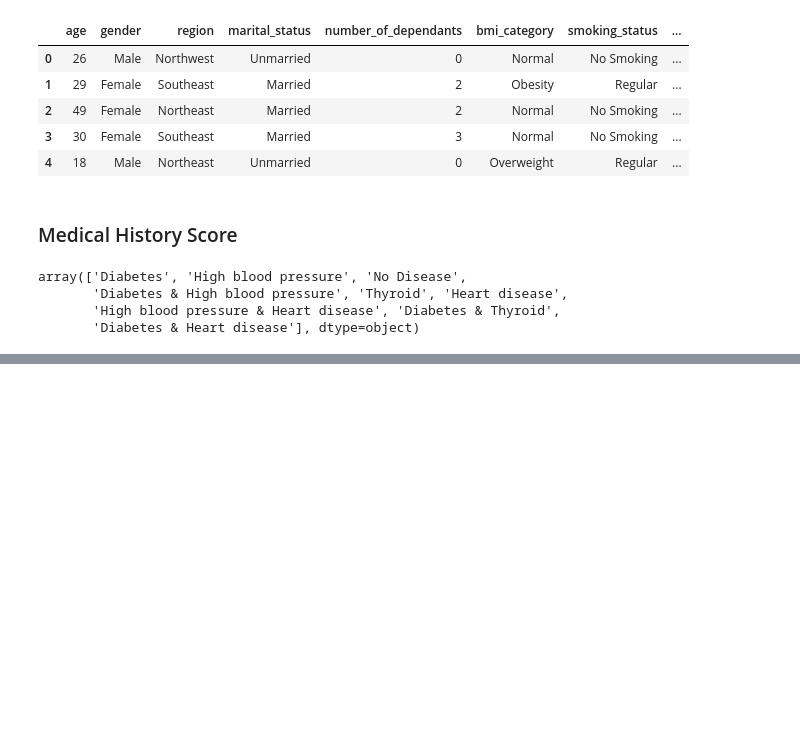
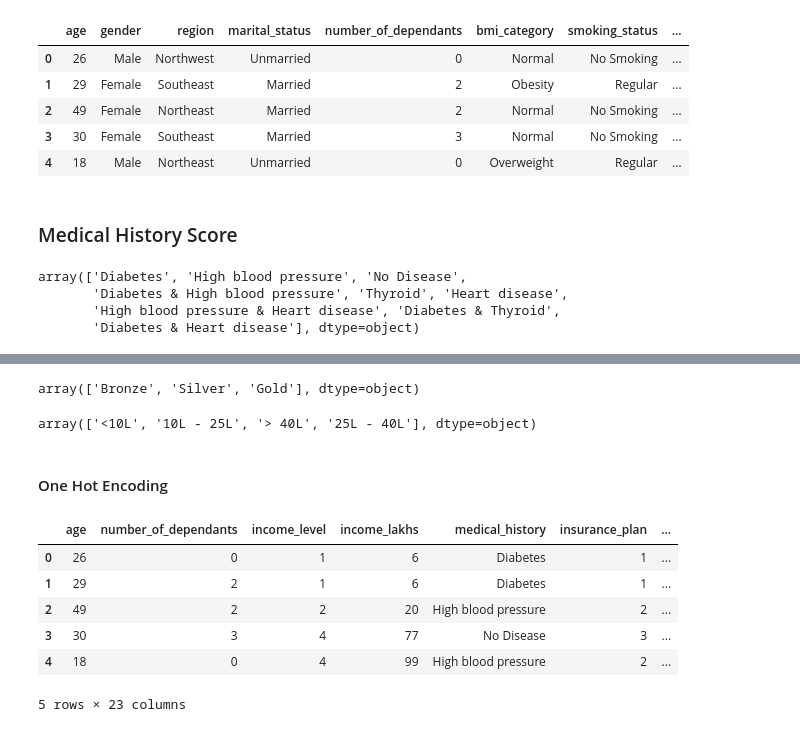
Before and after one commit to HMurawski/Health-Insurance-Model, a Jupyter notebook: notebooks/02_feature_engineering.ipynb, the cells around one changed output, grey strips where cells are left out. Drawn from its saved outputs; the diff is of its cells as text; code cells hidden in the pictures; blank space fills up the shorter version.

```diff
--- a/notebooks/02_feature_engineering.ipynb
+++ b/notebooks/02_feature_engineering.ipynb
@@ -38,0 +50,23 @@ array(['Diabetes', 'High blood pressure', 'No Disease',
+# %%
+df_cleaned = df_cleaned.fillna("none")
+# %%
+#I shall assume some risk - scores for the medical history. In this case -> worse the illness, higher the cost of insurance.
+
+risk_scores = {
+    "diabetes" : 6,
+    "heart disease" : 8,
+    'high blood pressure' : 6,
+    "thyroid" : 5,
+    "no disease" : 0,
+    "none" : 0
+}
+
+df_cleaned["total_risk_score"] = 0
+for disease in ["disease1", "disease2"]:
+    df_cleaned["total_risk_score"] += df_cleaned[disease].map(risk_scores)
+
+#standarizing the total risk score
+max_score = df_cleaned["total_risk_score"].max()
+min_score = df_cleaned["total_risk_score"].min()
+df_cleaned["normalized_risk_score"] = (df_cleaned["total_risk_score"] - min_score) / (max_score-min_score)
+df_cleaned.head()
@@ -38,0 +82,5 @@ array(['Diabetes', 'High blood pressure', 'No Disease',
+# %%
+df_cleaned["insurance_plan"].unique()
+#no need for OHE - can be done with label encoding
+# %% [output]
+array(['Bronze', 'Silver', 'Gold'], dtype=object)
@@ -38,0 +89,4 @@ array(['Diabetes', 'High blood pressure', 'No Disease',
+# %%
+df_cleaned["income_level"].unique()
+# %% [output]
+array(['<10L', '10L - 25L', '> 40L', '25L - 40L'], dtype=object)
@@ -38,0 +95,15 @@ array(['Diabetes', 'High blood pressure', 'No Disease',
+# %% [markdown]
+#### One Hot Encoding
+# %%
+nominal_cols = ["gender", "region", "marital_status", "bmi_category", "smoking_status", "employment_status"]
+
+df_encoded = pd.get_dummies(df_cleaned, columns=nominal_cols, drop_first=True, dtype=int)
+df_encoded.head()
+# %% [output]
+|  | age | number_of_dependants | income_level | income_lakhs | medical_history | insurance_plan | ... |
+| 0 | 26 | 0 | 1 | 6 | Diabetes | 1 | ... |
+| 1 | 29 | 2 | 1 | 6 | Diabetes | 1 | ... |
+| 2 | 49 | 2 | 2 | 20 | High blood pressure | 2 | ... |
+| 3 | 30 | 3 | 4 | 77 | No Disease | 3 | ... |
+| 4 | 18 | 0 | 4 | 99 | High blood pressure | 2 | ... |
+5 rows × 23 columns
```
Also changed, not shown: parts of 18 cells of this notebook.
